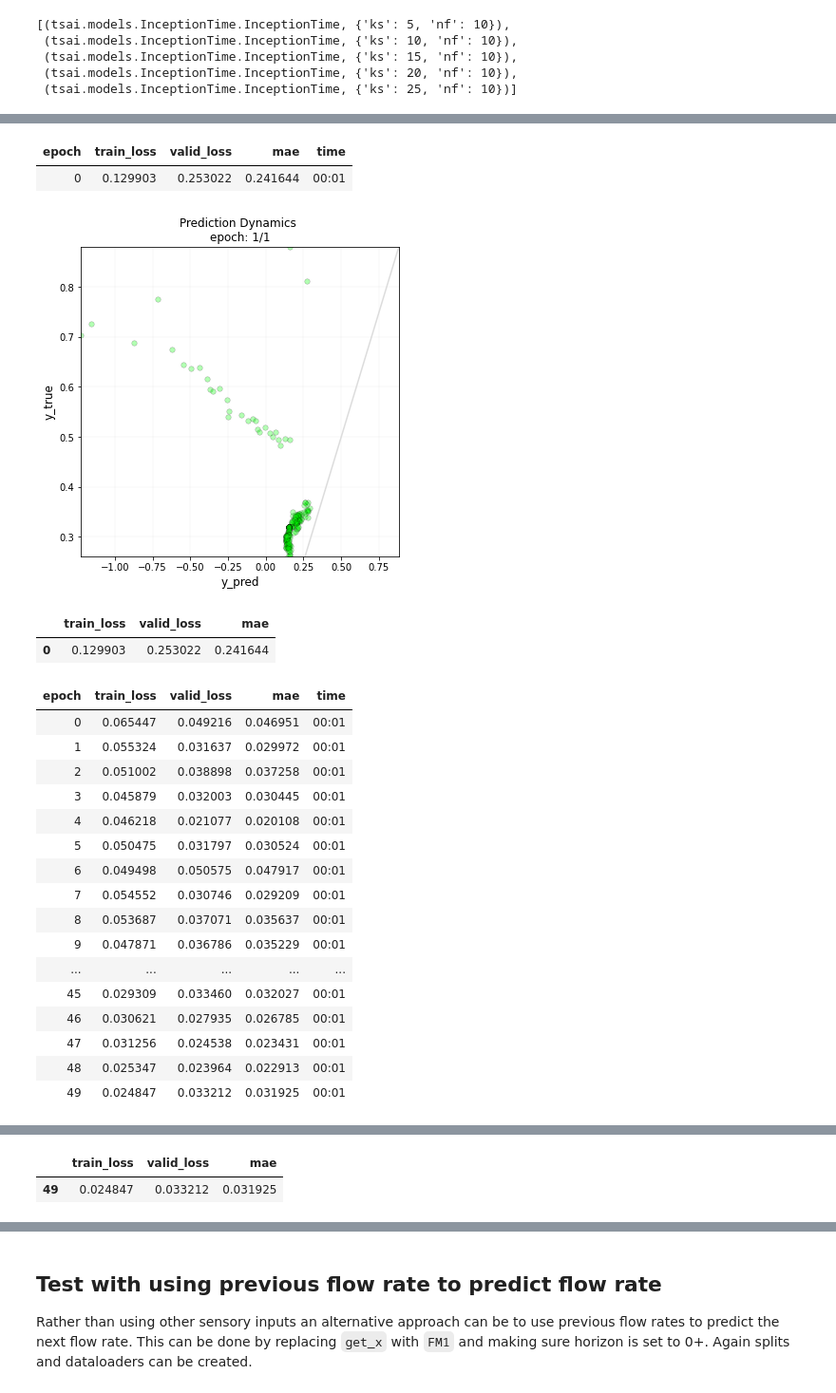
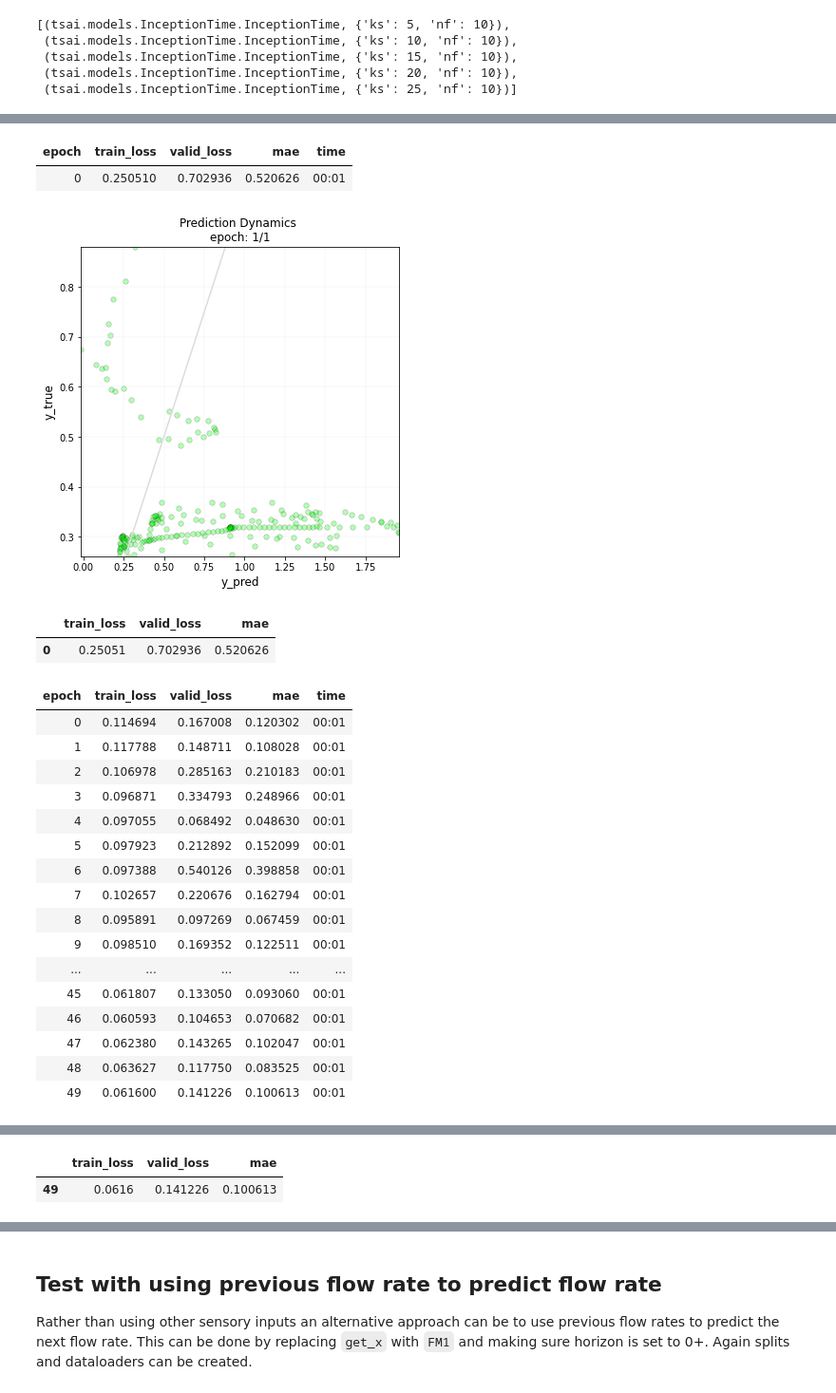
Before and after one commit to Lion-Mod/My-electrophoresis-sense-is-tingling, a Jupyter notebook: sensor_prediction.ipynb, the cells around one changed output, grey strips where cells are left out. Shown at 95% size. Drawn from its saved outputs; the diff is of its cells as text; code cells hidden in the pictures.

```diff
--- a/sensor_prediction.ipynb
+++ b/sensor_prediction.ipynb
@@ -97,2 +82,15 @@ px.histogram(iot, x ="FM1", nbins = 200) # Each bin should be approximately 0.05
+# %%
+def weighted_l1_loss(inp, targ, weight_fn = None):
+    if weight_fn is not None:
+        return (F.l1_loss(*flatten_check(inp,targ), reduction = 'none') * weight_fn(targ)).mean()
+    else:
+        return F.l1_loss(*flatten_check(inp,targ))
+
+def weight_fn(targ, min = 0, max = 1):
+    targ = TensorBase(targ.contiguous()).view(-1)
+    weight = 1 + torch.clamp((targ - min)/(max - min), 0, 1)
+    return weight
+
+loss_func = partial(weighted_l1_loss, weight_fn = weight_fn)
 # %% [markdown]
 ## **Setting up TSAI/the data**
@@ -144,7 +142,7 @@ splits = get_splits(y, valid_size = .3, random_state = 23, shuffle = False) # Sp
 After splitting the data, dataloaders can now be created. `TSForecasting` must be declared given the task is to forecast `FM1`. Interestingly `shuffle_train` is set to `True`. The reason for this is because it means the training data is shuffled  there isn't any data leakage when the training data is shuffled
 # %%
 tfms  = [None, TSForecasting()]
-dls = get_ts_dls(X, y, tfms = tfms, splits = splits, bs = 4, shuffle_train = True, device = default_device(use_cuda = True), inplace = True)
+dls = get_ts_dls(X, y, tfms = tfms, splits = splits, bs = 8, shuffle_train = True, device = default_device(use_cuda = True), inplace = True)
 # %% [markdown]
 Check if the training and validation data is being shuffled appropriately (it is).
 # %%
@@ -312,5 +345,5 @@ for i, (arch, k) in enumerate(archs):
 # %%
-learn = ts_learner(dls, InceptionTime, metrics = mae, device = default_device(use_cuda = True), loss_func = loss_func, nf = 12, ks = 45)
+learn = ts_learner(dls, InceptionTime, metrics = mae, device = default_device(use_cuda = True), loss_func = loss_func, nf = 11, ks = 30)
 # %%
 learn.lr_find()
 # %% [output]
@@ -320,25 +353,25 @@ SuggestedLRs(lr_min=0.04365158379077912, lr_steep=0.0002754228771664202)
 # %%
-learn.fine_tune(50, 5e-3, cbs = PredictionDynamics)
+learn.fine_tune(50, 1e-2, cbs = PredictionDynamics, wd = 0.01)
 # %% [output]
 | epoch | train_loss | valid_loss | mae | time |
-| 0 | 0.129903 | 0.253022 | 0.241644 | 00:01 |
+| 0 | 0.250510 | 0.702936 | 0.520626 | 00:01 |
-[figure, old version]
+[figure, new version]
 |  | train_loss | valid_loss | mae |
-| 0 | 0.129903 | 0.253022 | 0.241644 |
+| 0 | 0.25051 | 0.702936 | 0.520626 |
 | epoch | train_loss | valid_loss | mae | time |
-| 0 | 0.065447 | 0.049216 | 0.046951 | 00:01 |
-| 1 | 0.055324 | 0.031637 | 0.029972 | 00:01 |
-| 2 | 0.051002 | 0.038898 | 0.037258 | 00:01 |
-| 3 | 0.045879 | 0.032003 | 0.030445 | 00:01 |
-| 4 | 0.046218 | 0.021077 | 0.020108 | 00:01 |
-| 5 | 0.050475 | 0.031797 | 0.030524 | 00:01 |
-| 6 | 0.049498 | 0.050575 | 0.047917 | 00:01 |
-| 7 | 0.054552 | 0.030746 | 0.029209 | 00:01 |
-| 8 | 0.053687 | 0.037071 | 0.035637 | 00:01 |
-| 9 | 0.047871 | 0.036786 | 0.035229 | 00:01 |
+| 0 | 0.114694 | 0.167008 | 0.120302 | 00:01 |
+| 1 | 0.117788 | 0.148711 | 0.108028 | 00:01 |
+| 2 | 0.106978 | 0.285163 | 0.210183 | 00:01 |
+| 3 | 0.096871 | 0.334793 | 0.248966 | 00:01 |
+| 4 | 0.097055 | 0.068492 | 0.048630 | 00:01 |
+| 5 | 0.097923 | 0.212892 | 0.152099 | 00:01 |
+| 6 | 0.097388 | 0.540126 | 0.398858 | 00:01 |
+| 7 | 0.102657 | 0.220676 | 0.162794 | 00:01 |
+| 8 | 0.095891 | 0.097269 | 0.067459 | 00:01 |
+| 9 | 0.098510 | 0.169352 | 0.122511 | 00:01 |
 | ... | ... | ... | ... | ... |
-| 45 | 0.029309 | 0.033460 | 0.032027 | 00:01 |
-| 46 | 0.030621 | 0.027935 | 0.026785 | 00:01 |
-| 47 | 0.031256 | 0.024538 | 0.023431 | 00:01 |
-| 48 | 0.025347 | 0.023964 | 0.022913 | 00:01 |
-| 49 | 0.024847 | 0.033212 | 0.031925 | 00:01 |
+| 45 | 0.061807 | 0.133050 | 0.093060 | 00:01 |
+| 46 | 0.060593 | 0.104653 | 0.070682 | 00:01 |
+| 47 | 0.062380 | 0.143265 | 0.102047 | 00:01 |
+| 48 | 0.063627 | 0.117750 | 0.083525 | 00:01 |
+| 49 | 0.061600 | 0.141226 | 0.100613 | 00:01 |
@@ -346,3 +379,3 @@ learn.fine_tune(50, 5e-3, cbs = PredictionDynamics)
 |  | train_loss | valid_loss | mae |
-| 49 | 0.024847 | 0.033212 | 0.031925 |
+| 49 | 0.0616 | 0.141226 | 0.100613 |
 # %% [markdown]
```
Also changed, not shown: parts of 54 cells of this notebook.
